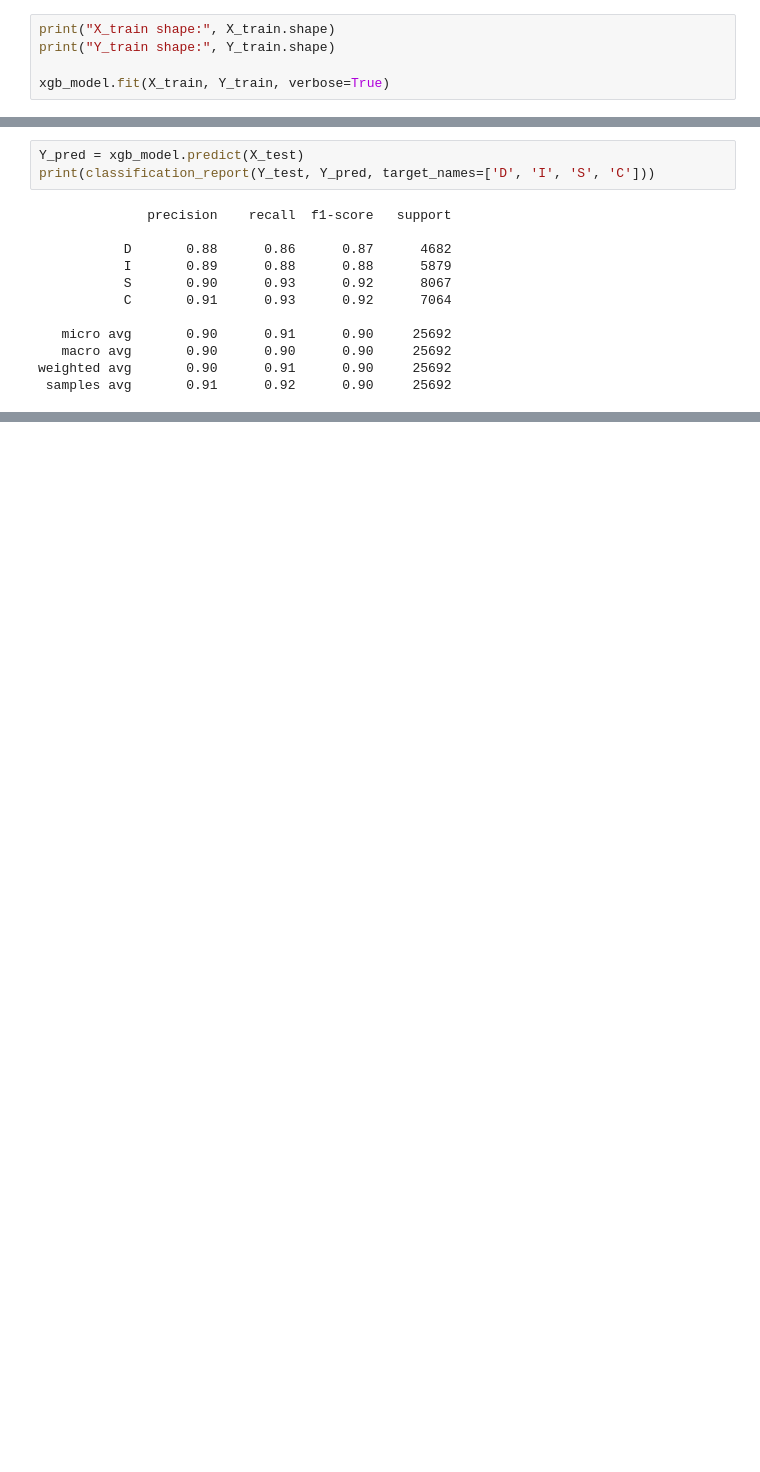
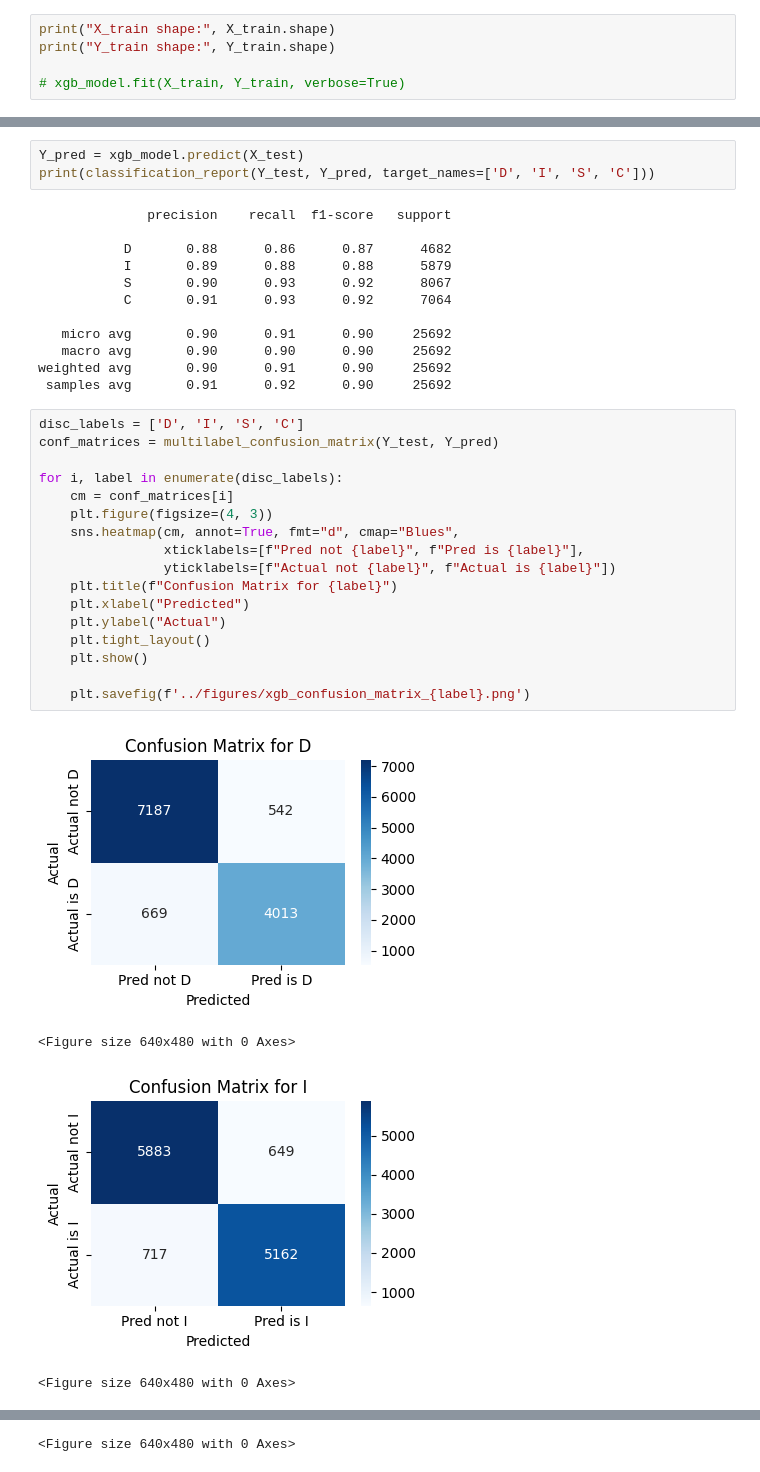
Before and after one commit to pkdc/disc-predictor-for-business, a Jupyter notebook: notebooks/08_final_model_training.ipynb, the cells around one changed output, grey strips where cells are left out. Cells and saved outputs as stored; diff of their text form; blank space fills up the shorter version.

```diff
--- a/notebooks/08_final_model_training.ipynb
+++ b/notebooks/08_final_model_training.ipynb
@@ -43,7 +51,7 @@ xgb_model = MultiOutputClassifier(XGBClassifier(
 print("X_train shape:", X_train.shape)
 print("Y_train shape:", Y_train.shape)
 
-xgb_model.fit(X_train, Y_train, verbose=True)
+# xgb_model.fit(X_train, Y_train, verbose=True)
 # %% [output]
 X_train shape: (49643, 768)
 Y_train shape: (49643, 4)
@@ -91,3 +106,25 @@ print(classification_report(Y_test, Y_pred, target_names=['D', 'I', 'S', 'C']))
    macro avg       0.90      0.90      0.90     25692
 weighted avg       0.90      0.91      0.90     25692
  samples avg       0.91      0.92      0.90     25692
+# %%
+disc_labels = ['D', 'I', 'S', 'C']
+conf_matrices = multilabel_confusion_matrix(Y_test, Y_pred)
+
+for i, label in enumerate(disc_labels):
+    cm = conf_matrices[i]
+    plt.figure(figsize=(4, 3))
+    sns.heatmap(cm, annot=True, fmt="d", cmap="Blues",
+                xticklabels=[f"Pred not {label}", f"Pred is {label}"],
+                yticklabels=[f"Actual not {label}", f"Actual is {label}"])
+    plt.title(f"Confusion Matrix for {label}")
+    plt.xlabel("Predicted")
+    plt.ylabel("Actual")
+    plt.tight_layout()
+    plt.show()
+
+    plt.savefig(f'../figures/xgb_confusion_matrix_{label}.png')
+# %% [output]
+[figure, added]
+<Figure size 640x480 with 0 Axes>
+[figure, added]
+<Figure size 640x480 with 0 Axes>
@@ -93,0 +132 @@ weighted avg       0.90      0.91      0.90     25692
+<Figure size 640x480 with 0 Axes>
```
Also changed, not shown: parts of 8 cells of this notebook, 7 other files.
